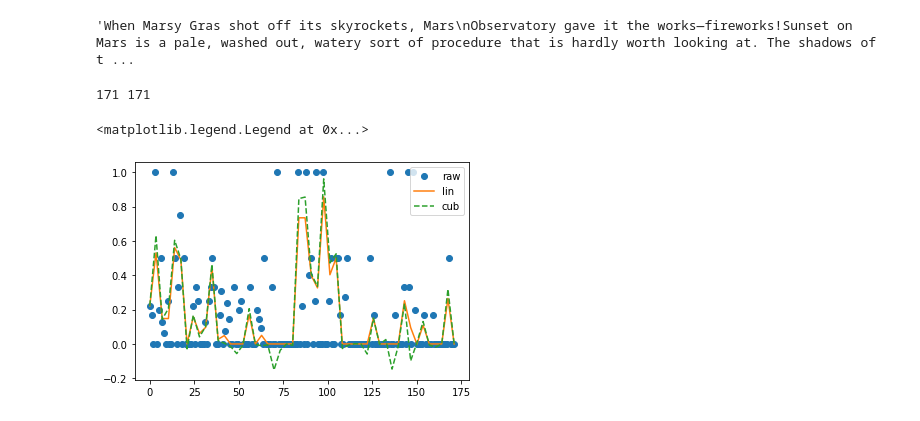
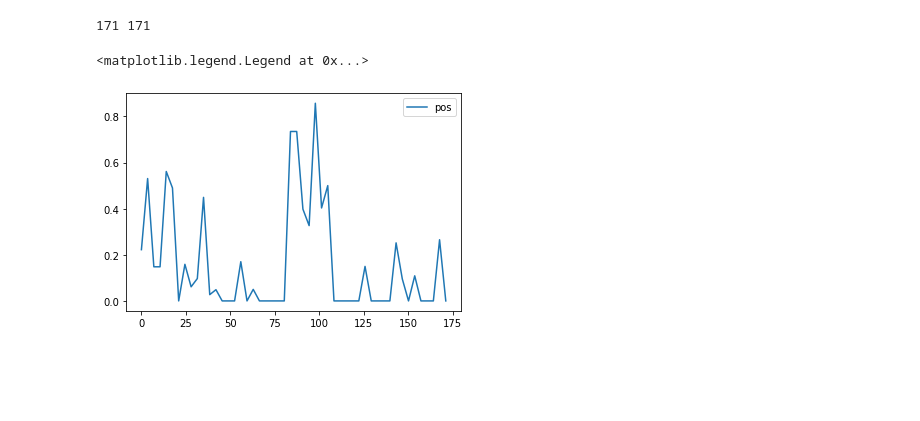
Before and after one commit to jbroeders/modeling-ebook-popularity, a Jupyter notebook: epub_pp.ipynb, the cells around one changed output. Saved outputs shown, nothing was run; the diff lists cells and outputs as text; code cells hidden in the pictures; blank space fills up the shorter version.

```diff
--- a/epub_pp.ipynb
+++ b/epub_pp.ipynb
@@ -9,2 +15,3 @@ from tqdm.notebook import tqdm
 # %%
-df = pd.read_csv(os.getcwd() + '/data/pg_clean.csv')
+df = pd.read_csv(os.getcwd() + '/data/pg_clean.csv')[0:20]
+df.head(5)
@@ -11,5 +25 @@ df = pd.read_csv(os.getcwd() + '/data/pg_clean.csv')
-# %%
-df['corpus'][0]
-# %% [output]
-'When Marsy Gras shot off its skyrockets, Mars\nObservatory gave it the works—fireworks!Sunset on Mars is a pale, washed out, watery sort of procedure that is hardly worth looking at. The shadows of t ...
 # %%
@@ -33,8 +37,8 @@ import seaborn as sns
 # %%
-
-
-plt.plot(x, y, 'o', xnew, lin(xnew), '-', xnew, cub(xnew), '--')
-plt.legend(['raw', 'lin', 'cub'], loc='best')
+xnew = np.linspace(0, len(y), num=50, endpoint=True)
+plt.plot(xnew, lin(xnew), '-', label='pos')
+#plt.plot(xnew, cub(xnew), '--', label='cub')
+plt.legend(loc='best')
 # %% [output]
 <matplotlib.legend.Legend at 0x...>
-[figure, old version]
+[figure, new version]
```
Also changed, not shown: parts of 7 cells of this notebook, 7 other files.
